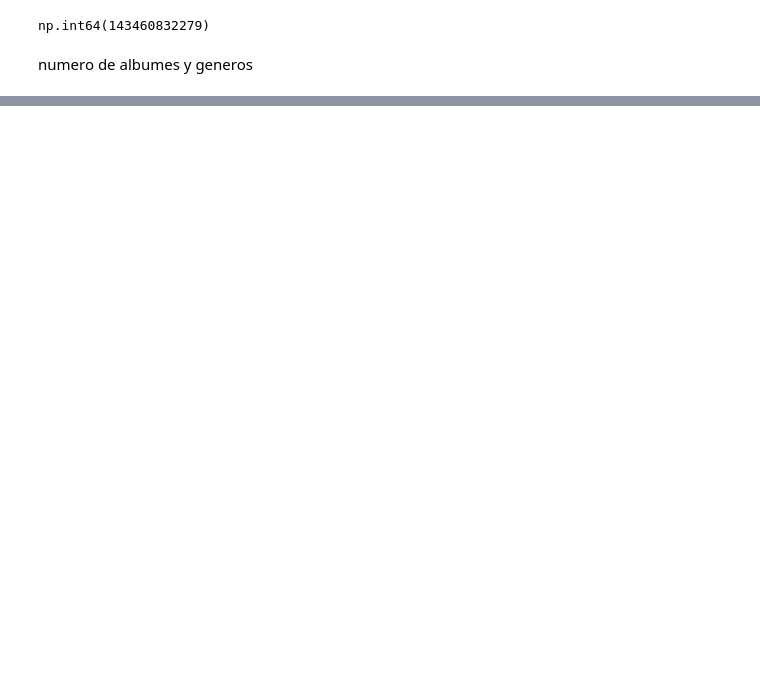
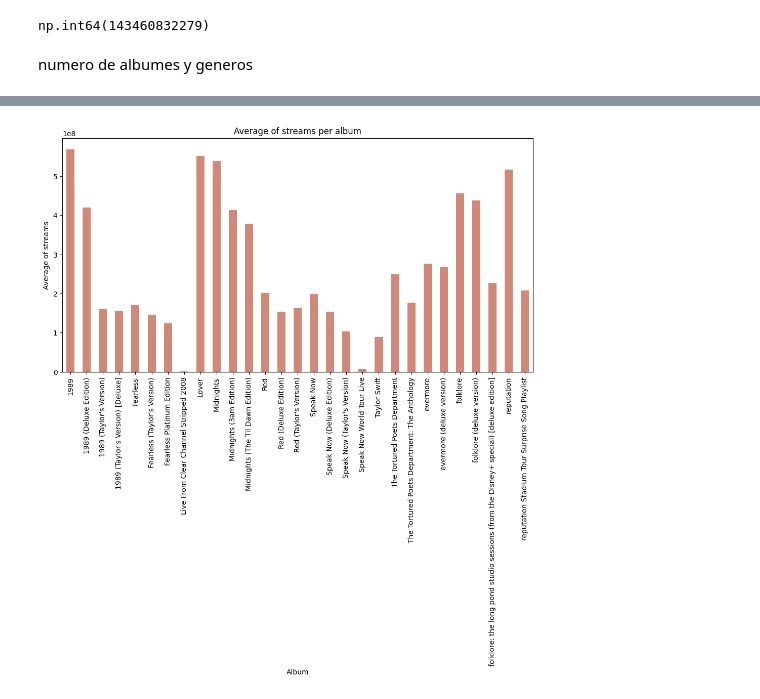
Before and after one commit to raquel-ch/sg_project, a Jupyter notebook: data_analysis.ipynb, the cells around one changed output, grey strips where cells are left out. Saved outputs shown, nothing was run; the diff lists cells and outputs as text; code cells hidden in the pictures; blank space fills up the shorter version.

```diff
--- a/data_analysis.ipynb
+++ b/data_analysis.ipynb
@@ -167,0 +173,13 @@ Name: count, dtype: int64
+# %%
+# average of streams per album
+plt.figure(figsize=(12, 6))
+ts_data.groupby('album')['spotify_streams'].mean().plot(kind='bar', color='#cf897a')  # Darker pink color
+plt.xticks(rotation=90)
+plt.xlabel('Album')
+plt.ylabel('Average of streams')
+plt.title('Average of streams per album')
+plt.tight_layout()  # Adjust layout to prevent cutting off labels
+# plt.savefig('plots/average_streams_per_album.png')
+plt.show()
+# %% [output]
+[figure, added]
```
Also changed, not shown: parts of 4 cells of this notebook.
